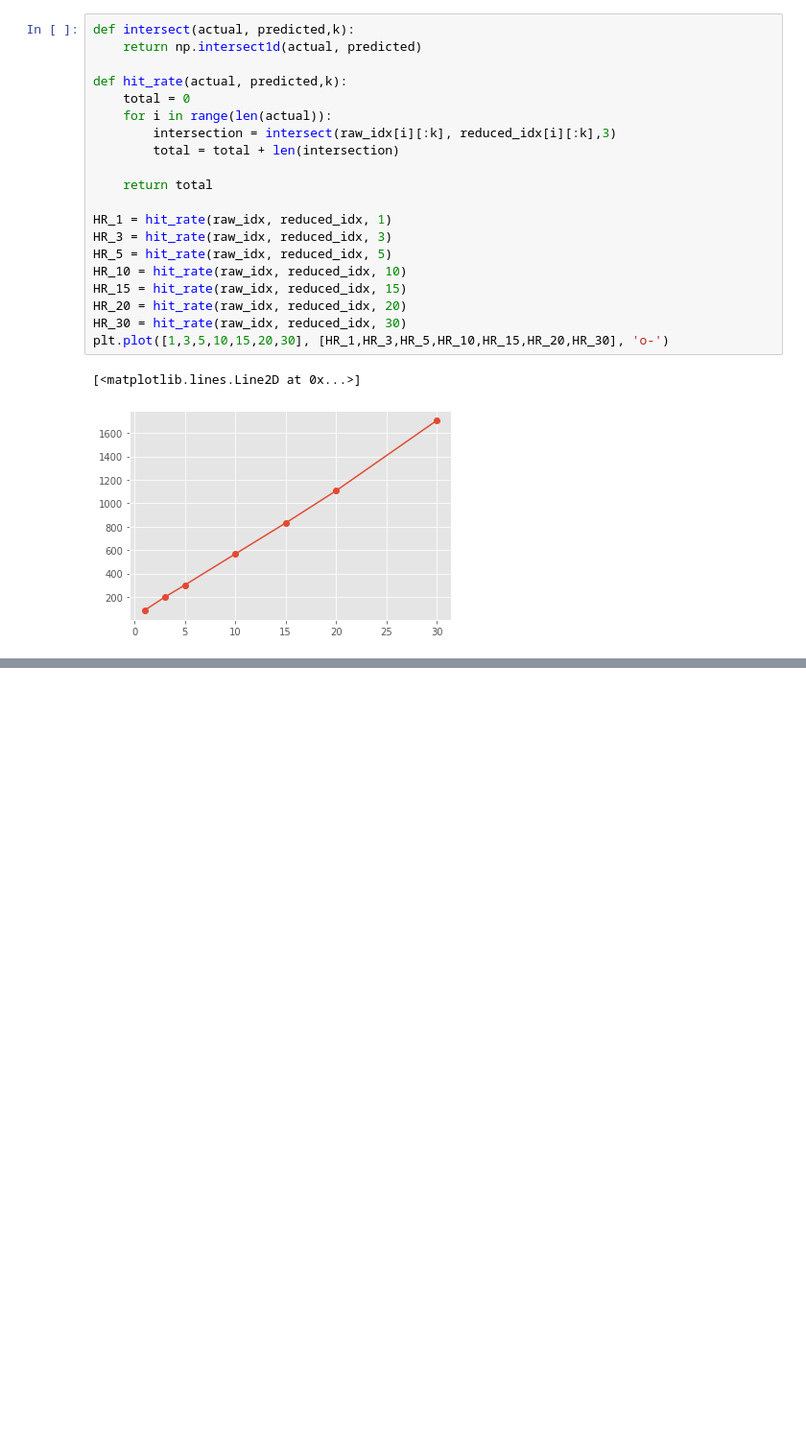
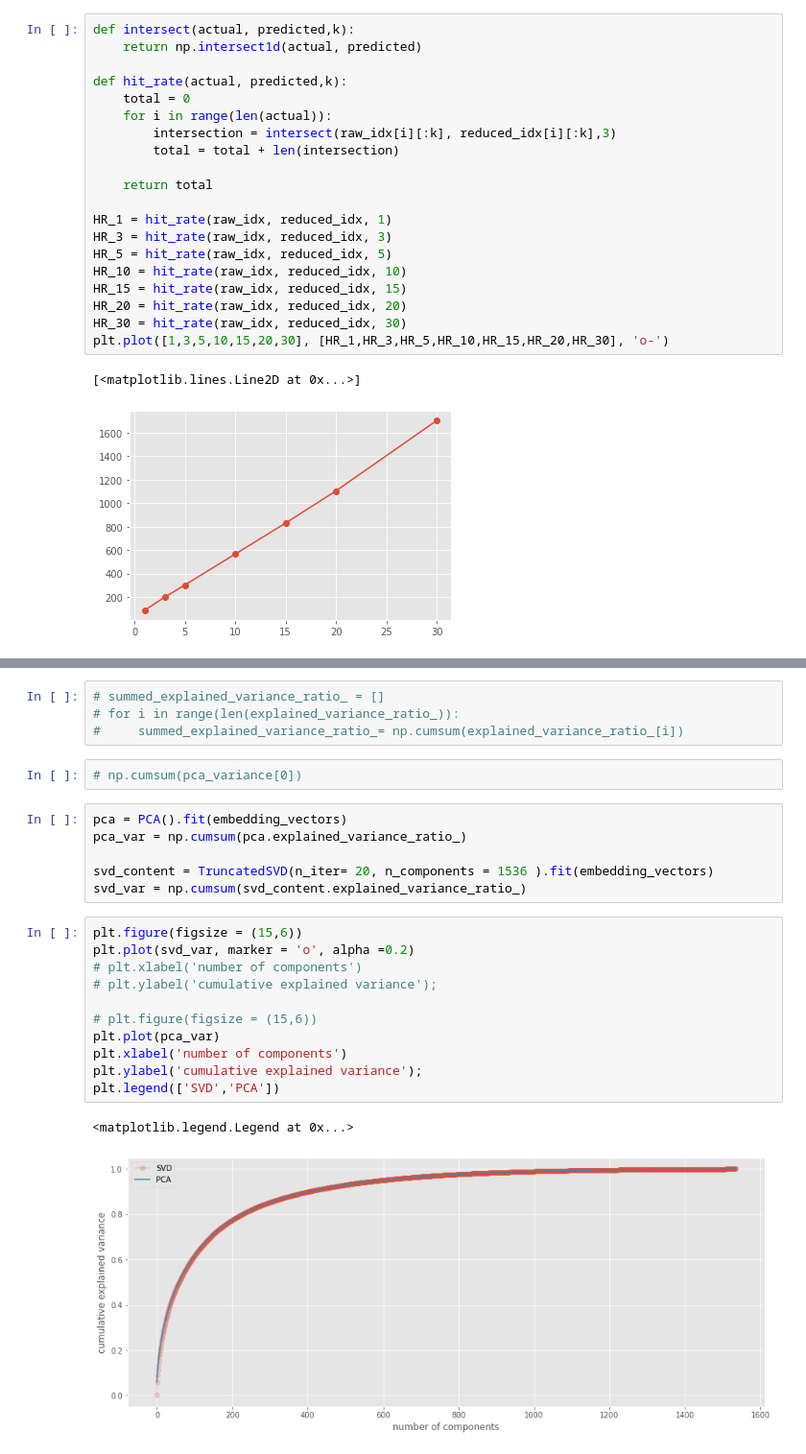
Before and after one commit to malinphy/e_repo, a Jupyter notebook: pca.ipynb, the cells around one changed output, grey strips where cells are left out. Shown at 96% size. Cells and saved outputs as stored; diff of their text form; blank space fills up the shorter version.

```diff
--- a/pca.ipynb
+++ b/pca.ipynb
@@ -152,0 +163,26 @@ plt.plot([1,3,5,10,15,20,30], [HR_1,HR_3,HR_5,HR_10,HR_15,HR_20,HR_30], 'o-')
+# %%
+# summed_explained_variance_ratio_ = []
+# for i in range(len(explained_variance_ratio_)):
+#     summed_explained_variance_ratio_= np.cumsum(explained_variance_ratio_[i])
+# %%
+# np.cumsum(pca_variance[0])
+# %%
+pca = PCA().fit(embedding_vectors)
+pca_var = np.cumsum(pca.explained_variance_ratio_)
+
+svd_content = TruncatedSVD(n_iter= 20, n_components = 1536 ).fit(embedding_vectors)
+svd_var = np.cumsum(svd_content.explained_variance_ratio_)
+# %%
+plt.figure(figsize = (15,6))
+plt.plot(svd_var, marker = 'o', alpha =0.2)
+# plt.xlabel('number of components')
+# plt.ylabel('cumulative explained variance');
+
+# plt.figure(figsize = (15,6))
+plt.plot(pca_var)
+plt.xlabel('number of components')
+plt.ylabel('cumulative explained variance');
+plt.legend(['SVD','PCA'])
+# %% [output]
+<matplotlib.legend.Legend at 0x...>
+[figure, added]
```
Also changed, not shown: parts of 13 cells of this notebook.
